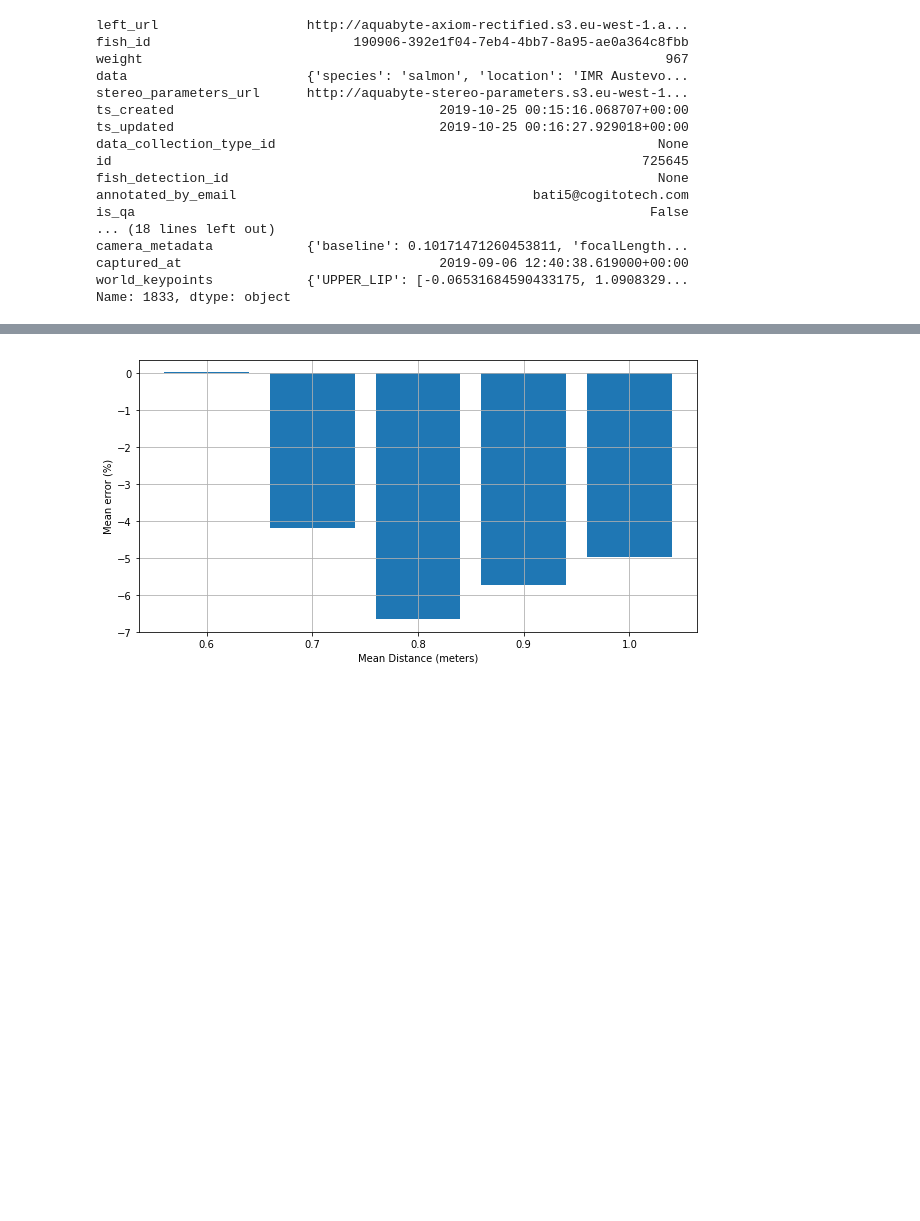
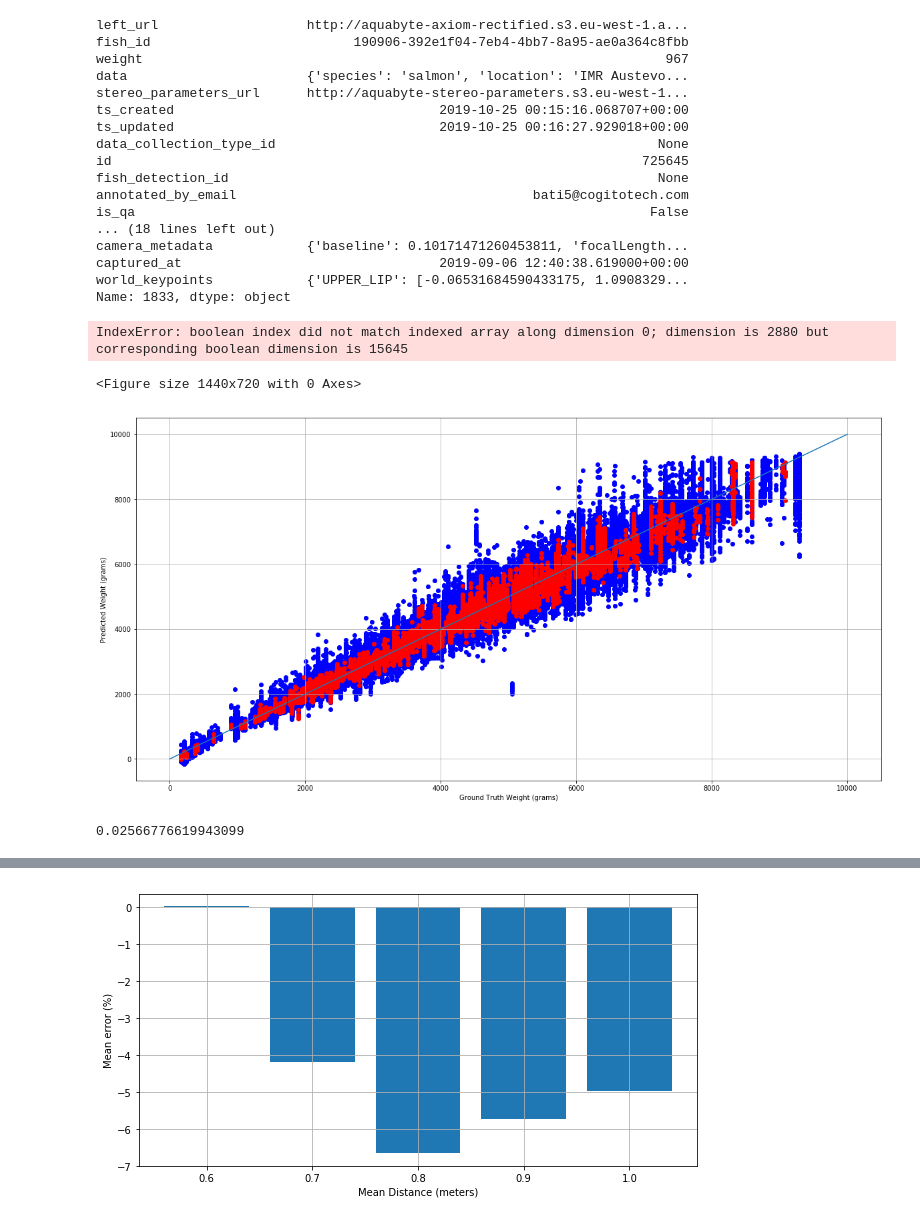
Before and after one commit to isabellafaccone/aquabytePersonal, a Jupyter notebook: alok/biomass_estimation/gtsf_nn/Biomass Model - Lightweight NN Approach - v2.ipynb, the cells around one changed output, grey strips where cells are left out. Saved outputs shown, nothing was run; the diff lists cells and outputs as text; code cells hidden in the pictures; blank space fills up the shorter version.

```diff
--- a/alok/biomass_estimation/gtsf_nn/Biomass Model - Lightweight NN Approach - v2.ipynb
+++ b/alok/biomass_estimation/gtsf_nn/Biomass Model - Lightweight NN Approach - v2.ipynb
@@ -237,7 +262,7 @@ def modify_kps(left_kps, right_kps, factor, jitter, cm):
     return modified_kps
 
 
-def process_row(row, n_factors=1, jitters=[0], low=0.3, high=2.5, oos=False, network=None):
+def process_row(row, n_factors=1, jitters=[0], low=0.3, high=2, oos=False, network=None):
     X_row, labels_row, est_weights = [], [], []
     keypoints = row.keypoints
     left_keypoints_list = keypoints.get('leftCrop')
@@ -675,9 +680,37 @@ tdf['depth'] = tdf.world_keypoints.apply(lambda x: np.mean([wkp[1] for wkp in x.
 # %%
 tdf['error'] = tdf.prediction - tdf.weight
+# %%
+%matplotlib inline
+amg = AccuracyMetricsGenerator()
+test_mask = ~train_mask
+amg.set_data(train_mask, tdf.prediction.values, tdf.weight.values, test_mask=test_mask)
+amg.plot_predictions_vs_ground_truth(impose_bounds=False)
+# %% [output]
+IndexError: boolean index did not match indexed array along dimension 0; dimension is 2880 but corresponding boolean dimension is 15645
+<Figure size 1440x720 with 0 Axes>
 # %%
-# preds = network(torch.from_numpy(X_t).float())
-# predictions = preds.detach().numpy().squeeze()
-# weights = labels_t
+preds = network(torch.from_numpy(X).float())
+predictions = preds.detach().numpy().squeeze()
+weights = labels
+# %%
+preds_t = network(torch.from_numpy(X_t).float())
+predictions_t = preds_t.detach().numpy().squeeze()
+weights_t = labels_t
+# %%
+plt.figure(figsize=(20, 10))
+plt.scatter(weights * 1e4, predictions * 1e4, color='blue')
+plt.scatter(weights_t * 1e4, predictions_t * 1e4, color='red')
+plt.plot([0, 1e4], [0, 1e4])
+plt.xlabel('Ground Truth Weight (grams)')
+plt.ylabel('Predicted Weight (grams)')
+plt.grid()
+plt.show()
+# %% [output]
+[figure, added]
+# %%
+np.median(np.abs((predictions - weights) / weights))
+# %% [output]
+0.02566776619943099
 # %%
 fig, ax = plt.subplots(figsize=(20, 10))
 sc = ax.scatter(tdf.weight, tdf.prediction, c=tdf.depth)
```
Also changed, not shown: parts of 20 cells of this notebook, 9 other files.
